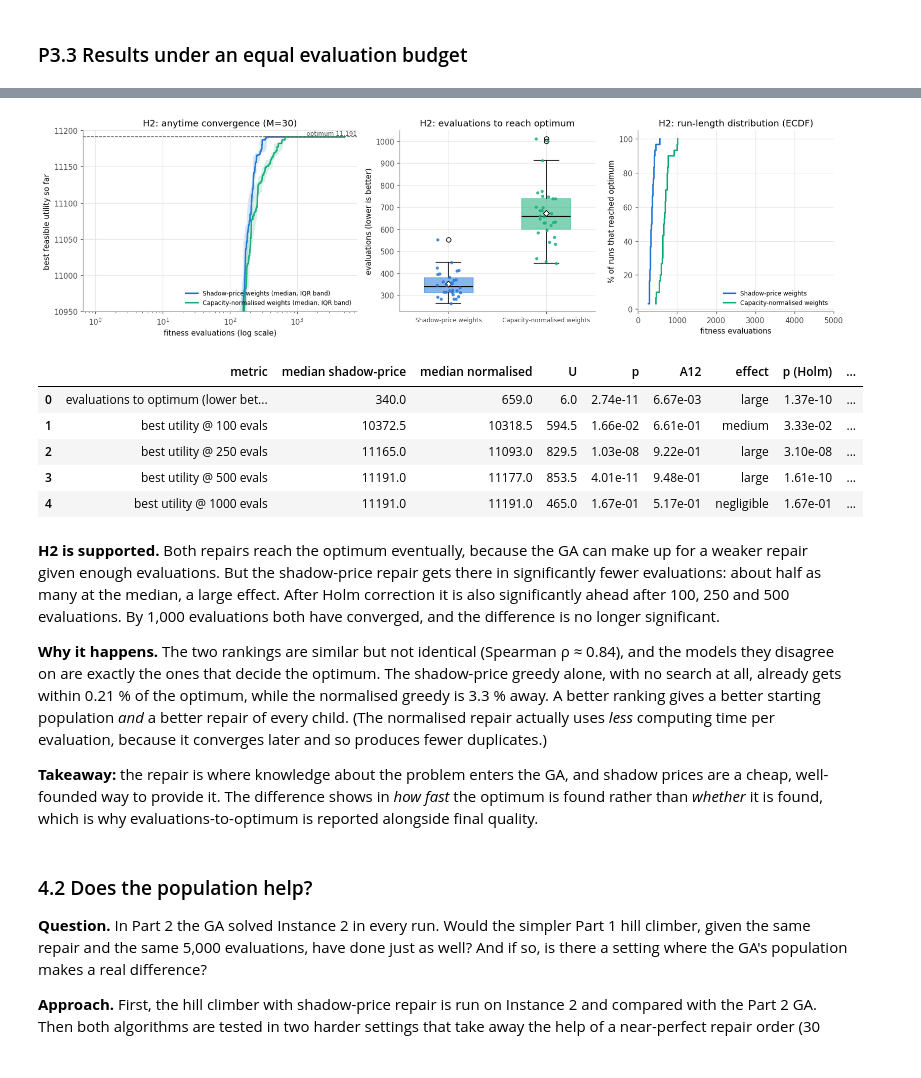
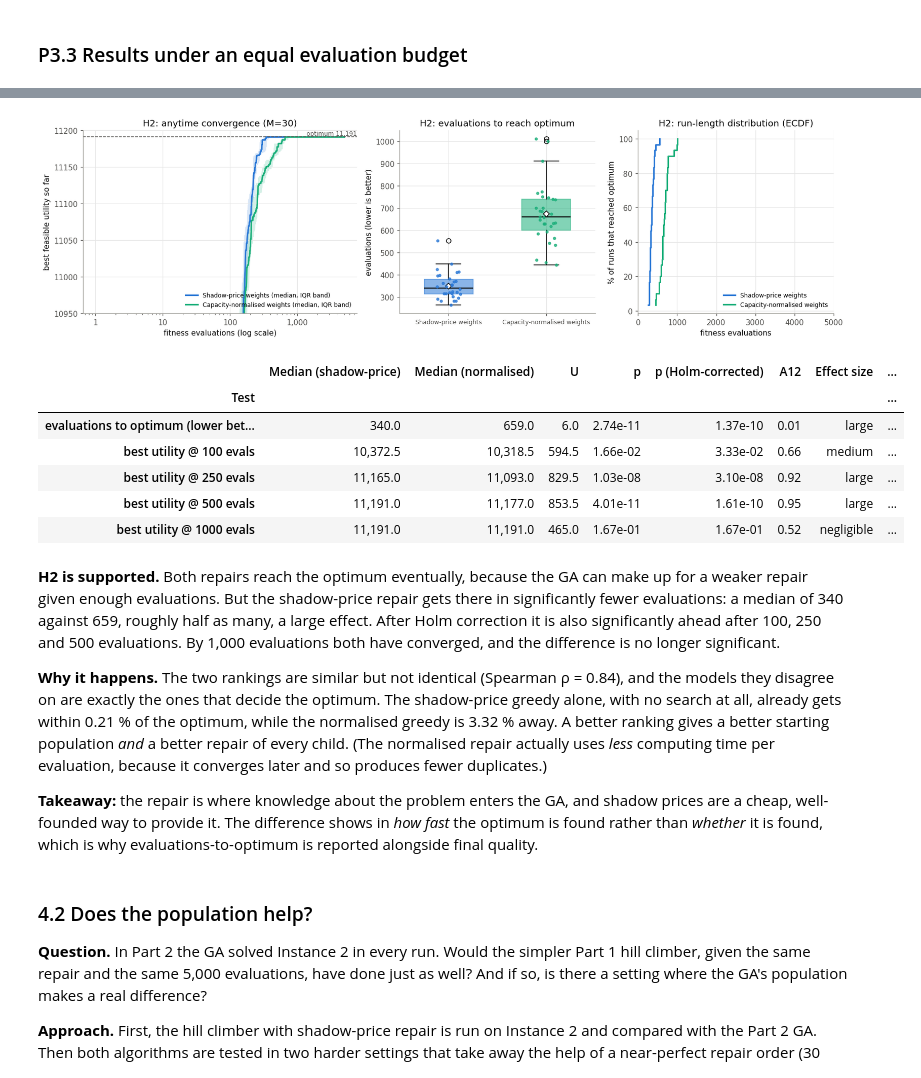
Before and after one commit to BarnabasSzalay232430/Artificial-Intelligence, a Jupyter notebook: Metaheuristics_Workload_Allocation.ipynb, the cells around one changed output, grey strips where cells are left out. Cells and saved outputs as stored; diff of their text form; code cells hidden in the pictures.

```diff
--- a/Metaheuristics_Workload_Allocation.ipynb
+++ b/Metaheuristics_Workload_Allocation.ipynb
@@ -521,6 +532,13 @@ def holm(pvals):
         running = max(running, (len(p) - rank) * p[i]); adj[i] = min(1.0, running)
     return adj
 # %%
+from matplotlib.ticker import FuncFormatter, NullFormatter
+
+def plain_log_axis(ax):
+    """Label a log-scale x-axis with plain numbers (1, 10, 100, 1,000) instead of powers of ten."""
+    ax.xaxis.set_major_formatter(FuncFormatter(lambda v, _: f"{v:,.0f}"))
+    ax.xaxis.set_minor_formatter(NullFormatter())
+
 def plot_convergence(ax, traces, colors, optimum, title, logx=True, ylim=None):
     """Plot one line per variant: median best-so-far utility over the runs.
 
@@ -535,7 +553,9 @@ def plot_convergence(ax, traces, colors, optimum, title, logx=True, ylim=None):
     ax.axhline(optimum, color=C["muted"], ls="--", lw=1)            # dashed line = true optimum
     ax.annotate(f"optimum {optimum:,.0f}", (1, optimum), xycoords=("axes fraction", "data"),
                 ha="right", va="bottom", fontsize=8, color=C["muted"])
-    if logx: ax.set_xscale("log")
+    if logx:
+        ax.set_xscale("log")
+        plain_log_axis(ax)
     if ylim: ax.set_ylim(*ylim)
     ax.set(xlabel="fitness evaluations" + (" (log scale)" if logx else ""),
            ylabel="best feasible utility so far", title=title)
@@ -870,40 +904,50 @@ Pure greedy (ADD from empty), no search: shadow-price = 11,167 (gap 0.21 %), nor
 # %%
 # Convergence (left), evaluations to optimum (middle), share of runs that reached the optimum over time (right)
 fig, axes = plt.subplots(1, 3, figsize=(15, 4.3), gridspec_kw={"width_ratios": [1.4, 1, 1]})
 plot_convergence(axes[0], {"Shadow-price weights": A_rep_tr, "Capacity-normalised weights": B_nai_tr},
                  [C["blue"], C["aqua"]], I2.optimum, "H2: anytime convergence (M=30)", ylim=(10_950, 11_200))
 rl = {"Shadow-price weights": A_rep.evals_to_opt.fillna(P3_BUDGET + 1).values,
       "Capacity-normalised weights": B_nai.evals_to_opt.fillna(P3_BUDGET + 1).values}
 plot_box(axes[1], rl, [C["blue"], C["aqua"]], "H2: evaluations to reach optimum", ylabel="evaluations (lower is better)")
 for (k, v), col in zip(rl.items(), [C["blue"], C["aqua"]]):      # cumulative % of runs that have found the optimum
     s = np.sort(v); axes[2].step(s, np.arange(1, s.size + 1) / s.size * 100, where="post", color=col, label=k)
 axes[2].set(xlabel="fitness evaluations", ylabel="% of runs that reached optimum",
             title="H2: run-length distribution (ECDF)", xlim=(0, P3_BUDGET)); axes[2].legend(fontsize=8, loc="lower right")
 plt.tight_layout(); plt.show()
 
 # Tests: evaluations to optimum (lower = better), then best utility at each checkpoint (higher = better)
 rows = [{"metric": "evaluations to optimum (lower better)",
          **compare(rl["Shadow-price weights"], rl["Capacity-normalised weights"], "less")}]
 for cp in (100, 250, 500, 1000):
     rows.append({"metric": f"best utility @ {cp} evals",
                  **compare(A_rep_tr[:, cp - 1], B_nai_tr[:, cp - 1], "greater")})
 H2 = pd.DataFrame(rows)
-H2["p (Holm)"] = holm(H2.p)                           # correct for running 5 tests on the same runs
-H2["A12 note"] = ["A12<0.5 = shadow-price faster"] + ["A12>0.5 = shadow-price better"] * 4
-H2["reject H0 (α=0.05)"] = H2["p (Holm)"] < 0.05
-H2.rename(columns={"median A": "median shadow-price", "median B": "median normalised"})
+H2["p_holm"] = holm(H2.p)                             # correct for running 5 tests on the same runs
+pd.DataFrame({
+    "Test": H2.metric,
+    "Median (shadow-price)": H2["median A"].map(lambda v: f"{v:,.1f}"),
+    "Median (normalised)": H2["median B"].map(lambda v: f"{v:,.1f}"),
+    "U": H2.U.map(lambda v: f"{v:.1f}"),
+    "p": H2.p.map(lambda v: f"{v:.2e}"),
+    "p (Holm-corrected)": H2.p_holm.map(lambda v: f"{v:.2e}"),
+    "A12": H2.A12.map(lambda v: f"{v:.2f}"),
+    "Effect size": H2.effect,
+    "How to read A12": ["below 0.5 = shadow-price faster"] + ["above 0.5 = shadow-price better"] * 4,
+    "Reject H0 (α = 0.05)": np.where(H2.p_holm < 0.05, "yes", "no"),
+}).set_index("Test")
 # %% [output]
 [figure]
-|  | metric | median shadow-price | median normalised | U | p | A12 | effect | p (Holm) | ... |
-| 0 | evaluations to optimum (lower bet... | 340.0 | 659.0 | 6.0 | 2.74e-11 | 6.67e-03 | large | 1.37e-10 | ... |
-| 1 | best utility @ 100 evals | 10372.5 | 10318.5 | 594.5 | 1.66e-02 | 6.61e-01 | medium | 3.33e-02 | ... |
-| 2 | best utility @ 250 evals | 11165.0 | 11093.0 | 829.5 | 1.03e-08 | 9.22e-01 | large | 3.10e-08 | ... |
-| 3 | best utility @ 500 evals | 11191.0 | 11177.0 | 853.5 | 4.01e-11 | 9.48e-01 | large | 1.61e-10 | ... |
-| 4 | best utility @ 1000 evals | 11191.0 | 11191.0 | 465.0 | 1.67e-01 | 5.17e-01 | negligible | 1.67e-01 | ... |
+|  | Median (shadow-price) | Median (normalised) | U | p | p (Holm-corrected) | A12 | Effect size | ... |
+| Test |  |  |  |  |  |  |  | ... |
+| evaluations to optimum (lower bet... | 340.0 | 659.0 | 6.0 | 2.74e-11 | 1.37e-10 | 0.01 | large | ... |
+| best utility @ 100 evals | 10,372.5 | 10,318.5 | 594.5 | 1.66e-02 | 3.33e-02 | 0.66 | medium | ... |
+| best utility @ 250 evals | 11,165.0 | 11,093.0 | 829.5 | 1.03e-08 | 3.10e-08 | 0.92 | large | ... |
+| best utility @ 500 evals | 11,191.0 | 11,177.0 | 853.5 | 4.01e-11 | 1.61e-10 | 0.95 | large | ... |
+| best utility @ 1000 evals | 11,191.0 | 11,191.0 | 465.0 | 1.67e-01 | 1.67e-01 | 0.52 | negligible | ... |
 # %% [markdown]
-**H2 is supported.** Both repairs reach the optimum eventually, because the GA can make up for a weaker repair given enough evaluations. But the shadow-price repair gets there in significantly fewer evaluations: about half as many at the median, a large effect. After Holm correction it is also significantly ahead after 100, 250 and 500 evaluations. By 1,000 evaluations both have converged, and the difference is no longer significant.
+**H2 is supported.** Both repairs reach the optimum eventually, because the GA can make up for a weaker repair given enough evaluations. But the shadow-price repair gets there in significantly fewer evaluations: a median of 340 against 659, roughly half as many, a large effect. After Holm correction it is also significantly ahead after 100, 250 and 500 evaluations. By 1,000 evaluations both have converged, and the difference is no longer significant.
 
-**Why it happens.** The two rankings are similar but not identical (Spearman ρ ≈ 0.84), and the models they disagree on are exactly the ones that decide the optimum. The shadow-price greedy alone, with no search at all, already gets within 0.21 % of the optimum, while the normalised greedy is 3.3 % away. A better ranking gives a better starting population *and* a better repair of every child. (The normalised repair actually uses *less* computing time per evaluation, because it converges later and so produces fewer duplicates.)
+**Why it happens.** The two rankings are similar but not identical (Spearman ρ = 0.84), and the models they disagree on are exactly the ones that decide the optimum. The shadow-price greedy alone, with no search at all, already gets within 0.21 % of the optimum, while the normalised greedy is 3.32 % away. A better ranking gives a better starting population *and* a better repair of every child. (The normalised repair actually uses *less* computing time per evaluation, because it converges later and so produces fewer duplicates.)
 
 **Takeaway:** the repair is where knowledge about the problem enters the GA, and shadow prices are a cheap, well-founded way to provide it. The difference shows in *how fast* the optimum is found rather than *whether* it is found, which is why evaluations-to-optimum is reported alongside final quality.
 # %% [markdown]
```
Also changed, not shown: parts of 22 cells of this notebook, 1 other file.
